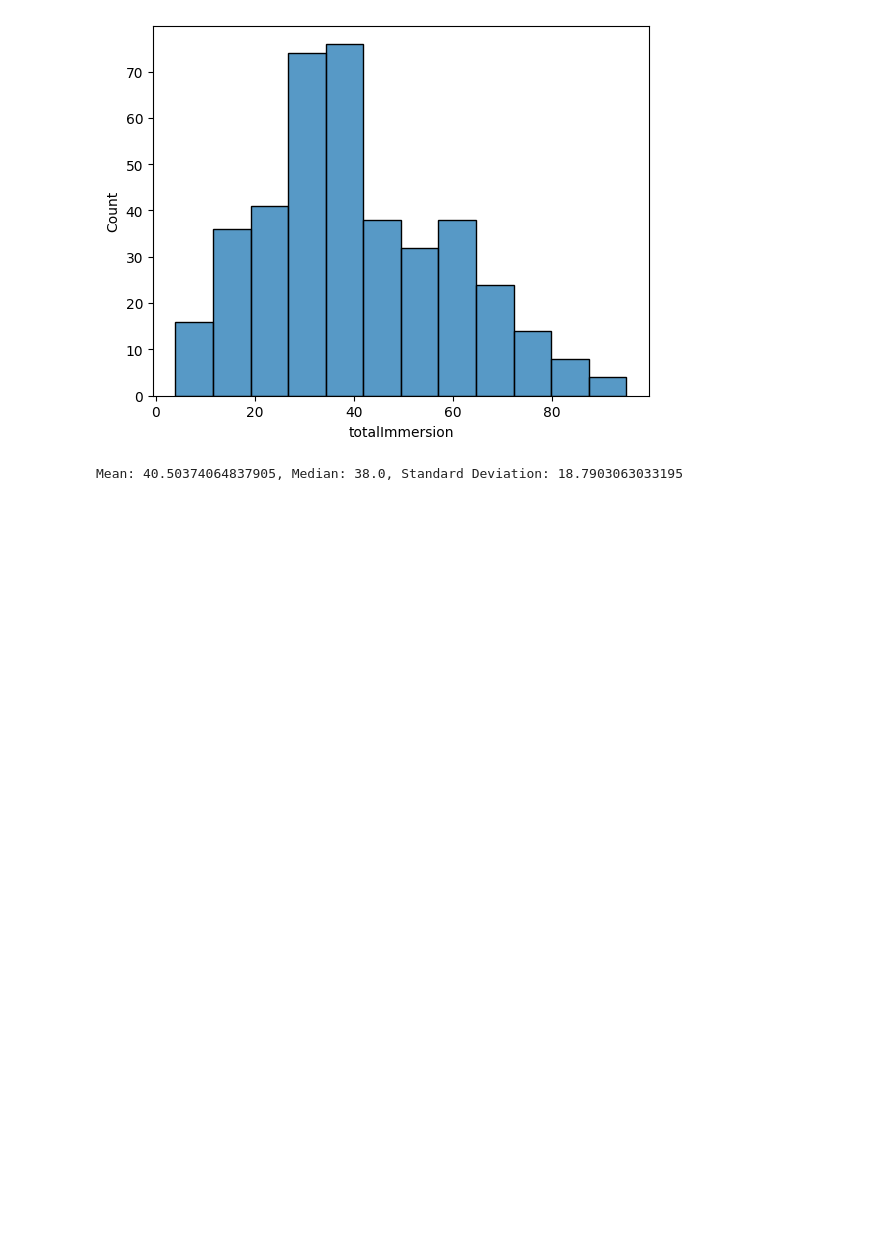
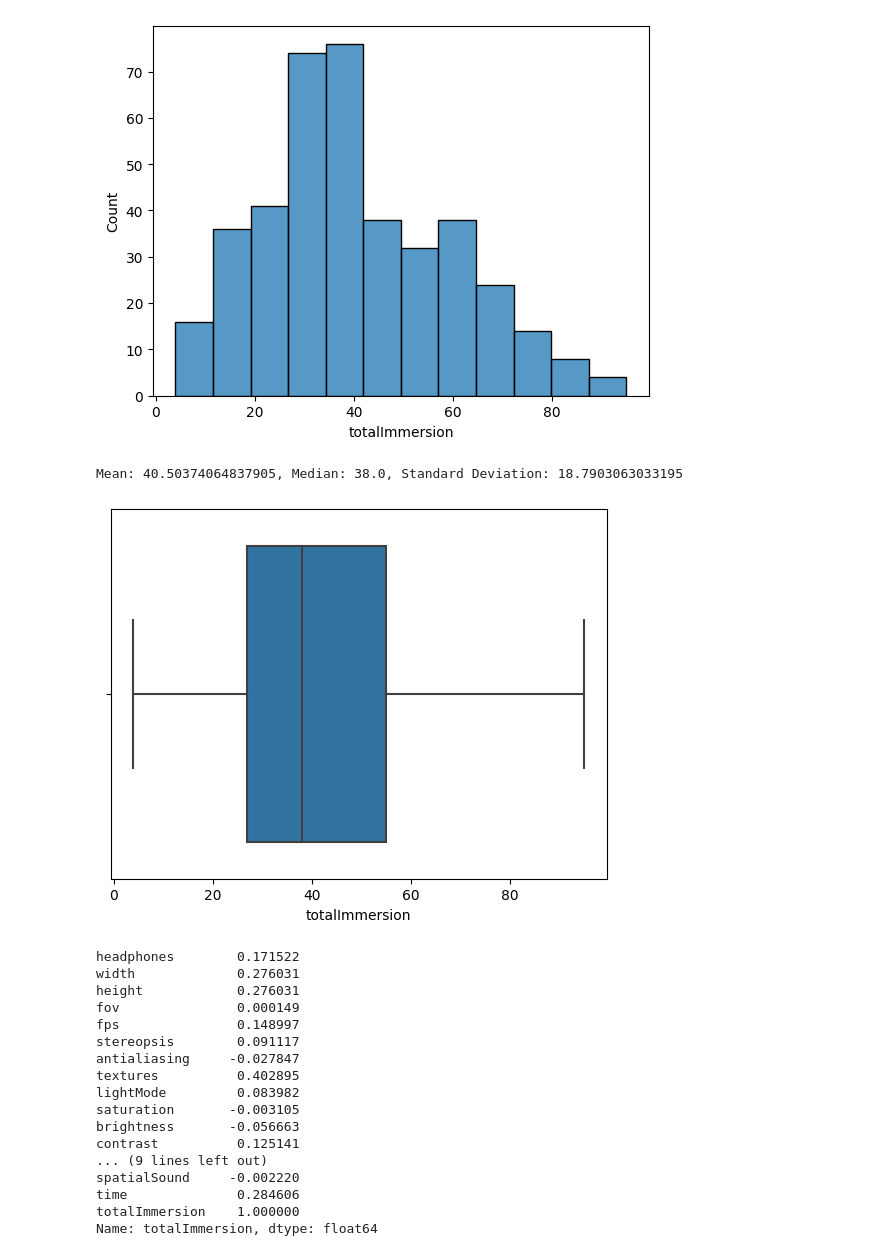
Before and after one commit to WuQingYi20/dataAnalysis, a Jupyter notebook: vrImmersion.ipynb, the cells around one changed output. Cells and saved outputs as stored; diff of their text form; code cells hidden in the pictures; blank space fills up the shorter version.

```diff
--- a/vrImmersion.ipynb
+++ b/vrImmersion.ipynb
@@ -78,13 +78,43 @@ count  401.000000    401.000000  401.000000  401.000000  401.000000  ...
 # %%
 #explore data further
 
 #descriptive statistics
 mean_totalImmersion = data['totalImmersion'].mean()
 median_totalImmersion = data['totalImmersion'].median()
 std_totalImmersion = data['totalImmersion'].std()
 
 print(f"Mean: {mean_totalImmersion}, Median: {median_totalImmersion}, Standard Deviation: {std_totalImmersion}")
 
 #boxplot
+sns.boxplot(x=data['totalImmersion'])
+plt.show()
+
+#correlation analysis
+correlations = data.corr()
+totalImmersion_corr = correlations['totalImmersion']
+print(totalImmersion_corr)
+
+#pairwise scatterplots
+# explore feature that has a strong correlation with 'totalImmersion'
+sns.scatterplot(x=data['totalImmersion'], y=data['textures'])
+plt.show()
 # %% [output]
 Mean: 40.50374064837905, Median: 38.0, Standard Deviation: 18.7903063033195
+[figure, added]
+headphones        0.171522
+width             0.276031
+height            0.276031
+fov               0.000149
+fps               0.148997
+stereopsis        0.091117
+antialiasing     -0.027847
+textures          0.402895
+lightMode         0.083982
+saturation       -0.003105
+brightness       -0.056663
+contrast          0.125141
+... (9 lines left out)
+spatialSound     -0.002220
+time              0.284606
+totalImmersion    1.000000
+Name: totalImmersion, dtype: float64
```
Also changed, not shown: parts of 6 cells of this notebook.
